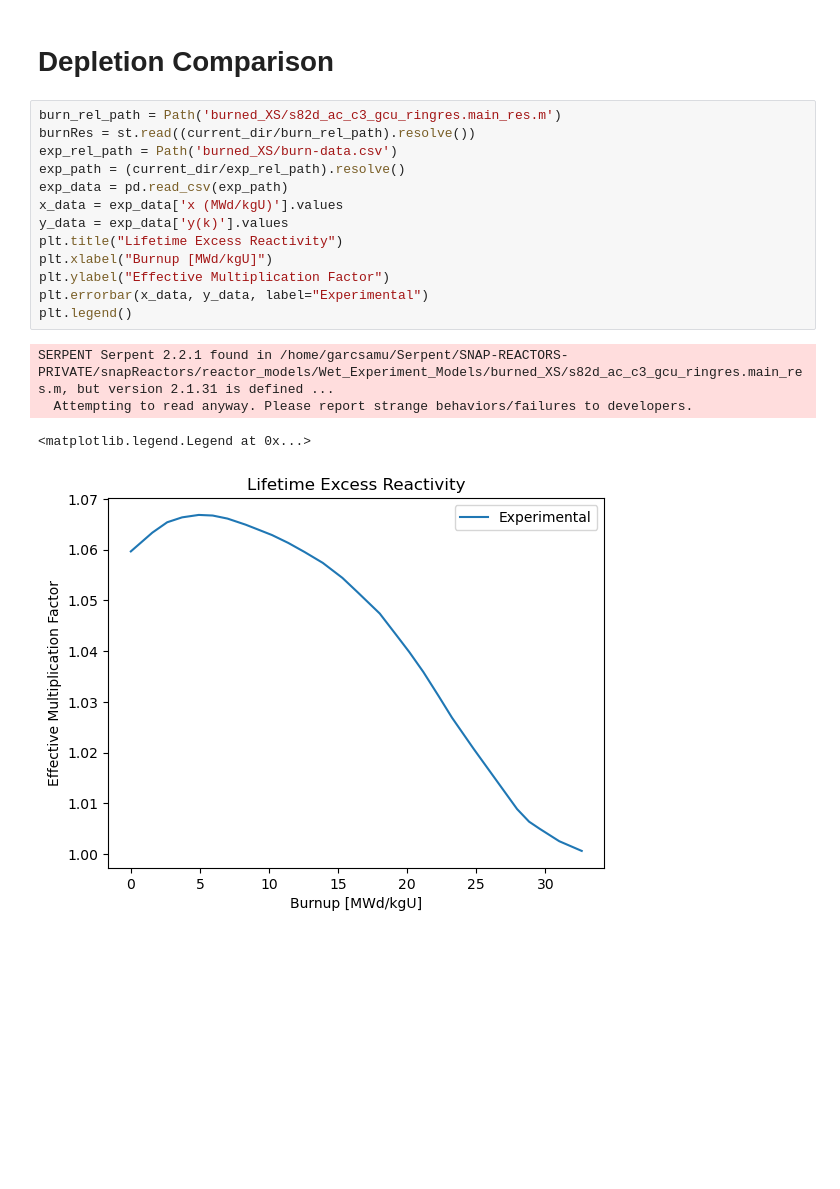
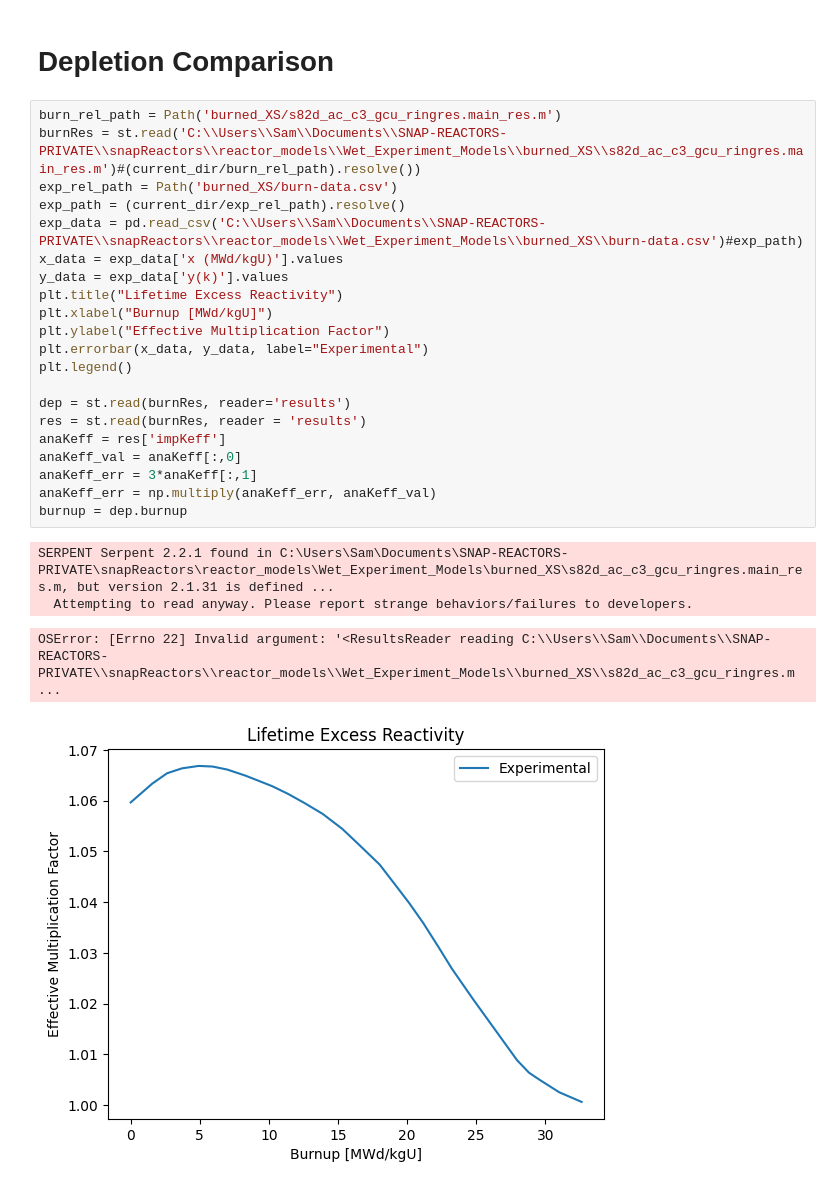
Before and after one commit to CORE-GATECH-GROUP/SNAP-REACTORS, a Jupyter notebook: snapReactors/reactor_models/Wet_Experiment_Models/analysis.ipynb, the cells around one changed output. Saved outputs shown, nothing was run; the diff lists cells and outputs as text; blank space fills up the shorter version.

Commit message:
[DEV] initial burnup comparison, need to adjust for xenon equilibrium

```diff
--- a/snapReactors/reactor_models/Wet_Experiment_Models/analysis.ipynb
+++ b/snapReactors/reactor_models/Wet_Experiment_Models/analysis.ipynb
@@ -30,19 +33,27 @@ plt.legend()
 # Depletion Comparison
 # %%
 burn_rel_path = Path('burned_XS/s82d_ac_c3_gcu_ringres.main_res.m')
-burnRes = st.read((current_dir/burn_rel_path).resolve())
+burnRes = st.read('C:\\Users\\Sam\\Documents\\SNAP-REACTORS-PRIVATE\\snapReactors\\reactor_models\\Wet_Experiment_Models\\burned_XS\\s82d_ac_c3_gcu_ringres.main_res.m')#(current_dir/burn_rel_path).resolve())
 exp_rel_path = Path('burned_XS/burn-data.csv')
 exp_path = (current_dir/exp_rel_path).resolve()
-exp_data = pd.read_csv(exp_path)
+exp_data = pd.read_csv('C:\\Users\\Sam\\Documents\\SNAP-REACTORS-PRIVATE\\snapReactors\\reactor_models\\Wet_Experiment_Models\\burned_XS\\burn-data.csv')#exp_path)
 x_data = exp_data['x (MWd/kgU)'].values
 y_data = exp_data['y(k)'].values
 plt.title("Lifetime Excess Reactivity")
 plt.xlabel("Burnup [MWd/kgU]")
 plt.ylabel("Effective Multiplication Factor")
 plt.errorbar(x_data, y_data, label="Experimental")
 plt.legend()
+
+dep = st.read(burnRes, reader='results')
+res = st.read(burnRes, reader = 'results')
+anaKeff = res['impKeff']
+anaKeff_val = anaKeff[:,0]
+anaKeff_err = 3*anaKeff[:,1]
+anaKeff_err = np.multiply(anaKeff_err, anaKeff_val)
+burnup = dep.burnup
 # %% [output]
-SERPENT Serpent 2.2.1 found in /home/garcsamu/Serpent/SNAP-REACTORS-PRIVATE/snapReactors/reactor_models/Wet_Experiment_Models/burned_XS/s82d_ac_c3_gcu_ringres.main_res.m, but version 2.1.31 is defined ...
+SERPENT Serpent 2.2.1 found in C:\Users\Sam\Documents\SNAP-REACTORS-PRIVATE\snapReactors\reactor_models\Wet_Experiment_Models\burned_XS\s82d_ac_c3_gcu_ringres.main_res.m, but version 2.1.31 is defined ...
   Attempting to read anyway. Please report strange behaviors/failures to developers.
-<matplotlib.legend.Legend at 0x...>
+OSError: [Errno 22] Invalid argument: '<ResultsReader reading C:\\Users\\Sam\\Documents\\SNAP-REACTORS-PRIVATE\\snapReactors\\reactor_models\\Wet_Experiment_Models\\burned_XS\\s82d_ac_c3_gcu_ringres.m ...
-[figure, old version]
+[figure, new version]
```
Also changed, not shown: parts of 2 cells of this notebook, 2 other files.
